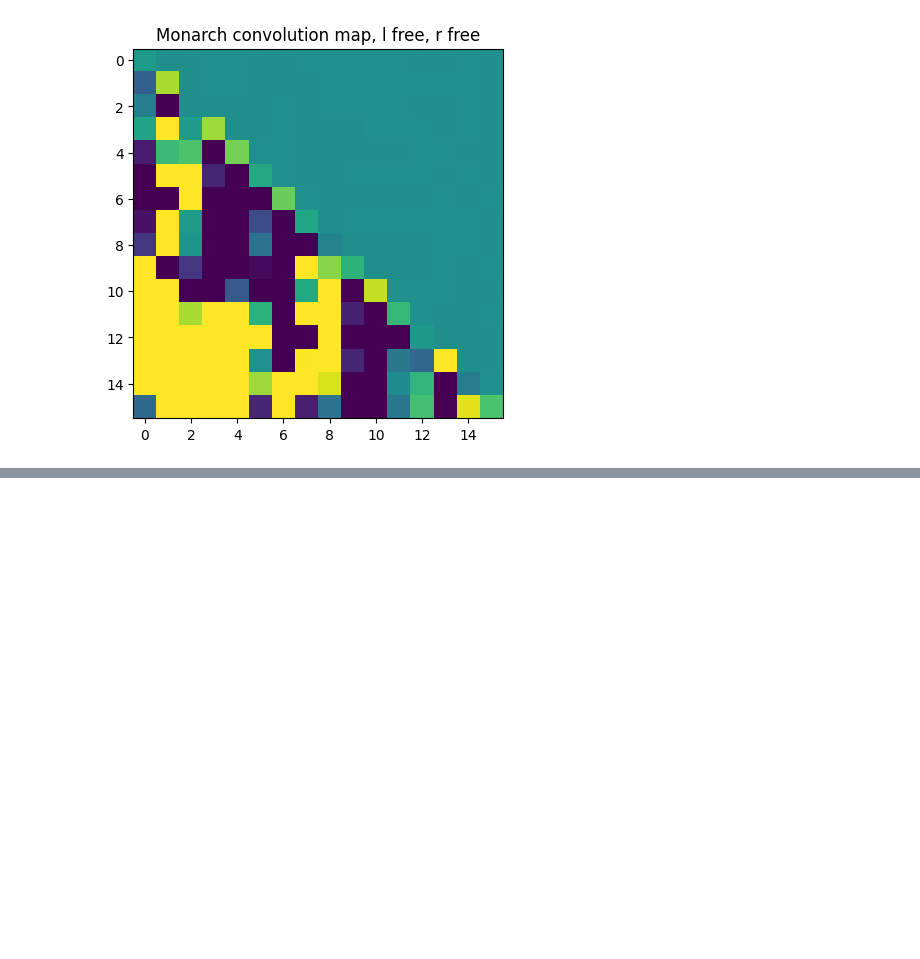
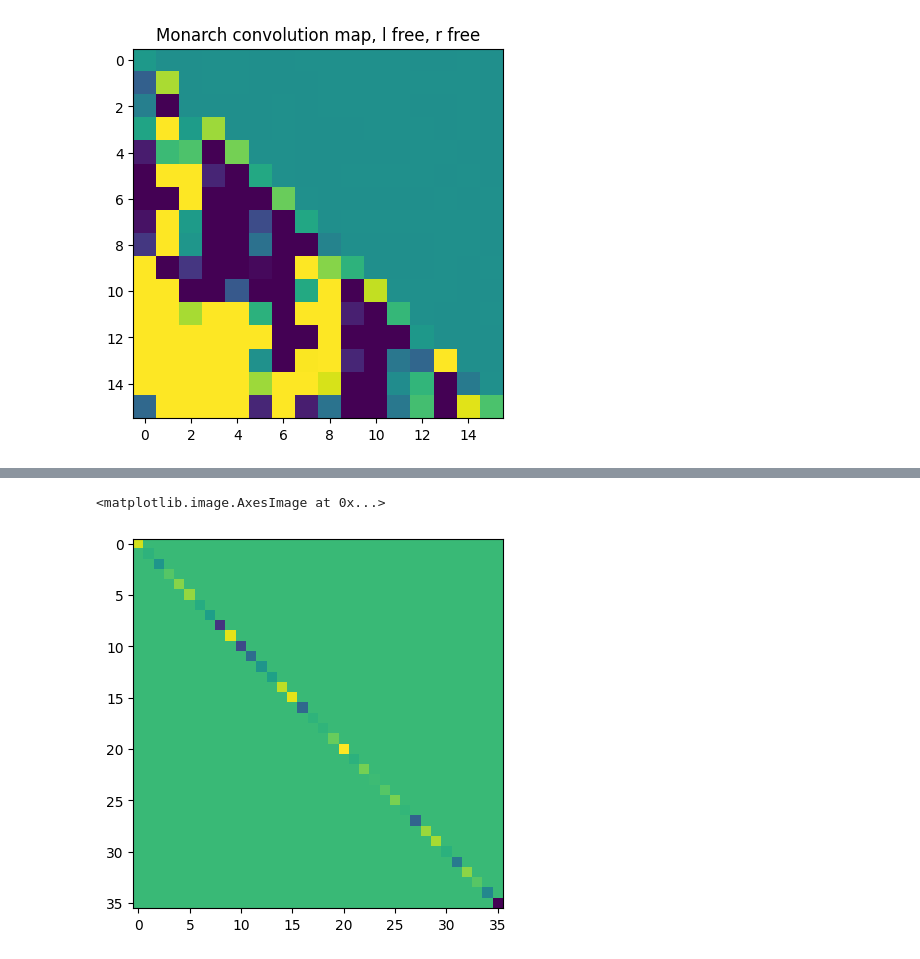
Before and after one commit to DanFu09/aquarium, a Jupyter notebook: notebooks/test_new_monarch.ipynb, the cells around one changed output, grey strips where cells are left out. Cells and saved outputs as stored; diff of their text form; code cells hidden in the pictures; blank space fills up the shorter version.

```diff
--- a/notebooks/test_new_monarch.ipynb
+++ b/notebooks/test_new_monarch.ipynb
@@ -540,0 +511,5 @@ plt.imshow(conv_map.real, vmin=-2, vmax=2)
+# %%
+plt.imshow((torch.linalg.inv(P) @ torch.diag(torch.randn(P.shape[0], dtype=torch.cfloat)) @ P).real)
+# %% [output]
+<matplotlib.image.AxesImage at 0x...>
+[figure, added]
```
Also changed, not shown: parts of 22 cells of this notebook.
